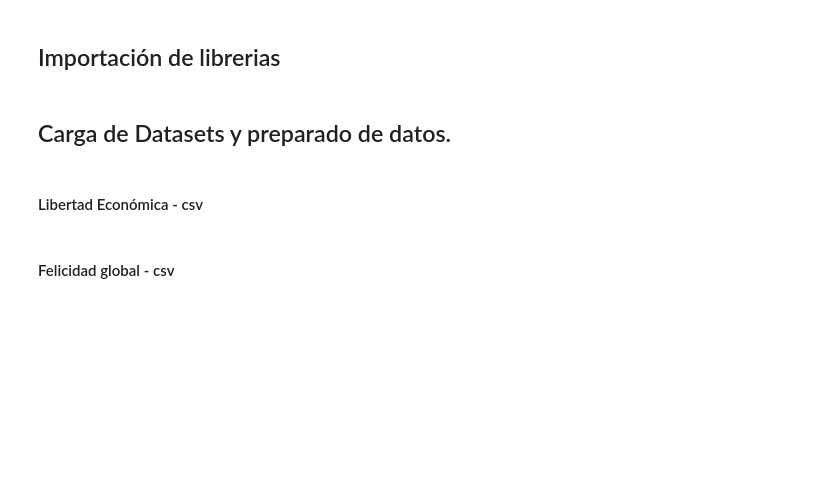
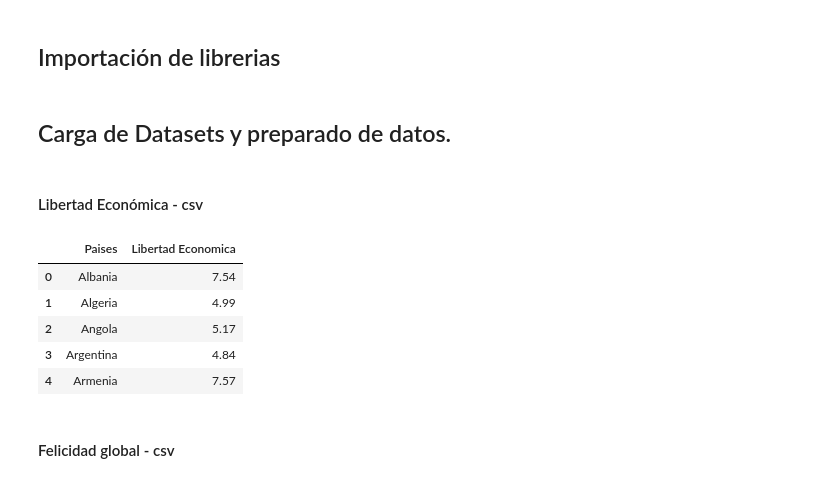
Before and after one commit to Matiiwtcp/Proyecto_final_bigdata, a Jupyter notebook: Proyecto_final_MLBG.ipynb, the cells around one changed output. Saved outputs shown, nothing was run; the diff lists cells and outputs as text; code cells hidden in the pictures; blank space fills up the shorter version.

```diff
--- a/Proyecto_final_MLBG.ipynb
+++ b/Proyecto_final_MLBG.ipynb
@@ -26,7 +29,7 @@ from sklearn.cluster import KMeans
 # %% [markdown]
 #### Libertad Económica - csv
 # %%
-# Principal medida mundial de la libertad económica, clasificando a los países en función de cinco áreas:
+# El puntaje de Libertad Economica se basa en 5 areas de analisis.
 # Área 1: Tamaño del gobierno - A medida que aumentan el gasto público, los impuestos y el tamaño de las empresas controladas por el gobierno,
 # la toma de decisiones del gobierno es sustituida por la elección individual y la libertad económica se reduce.
 
@@ -40,33 +43,42 @@ from sklearn.cluster import KMeans
 # Área 4: Libertad para comerciar internacionalmente - La libertad de intercambio, en su sentido más amplio, comprar, vender, hacer contratos, etc.,
 # es esencial para la libertad económica, que se reduce cuando la libertad de intercambio no incluye a las empresas y a los individuos de
 # otras naciones.
 
 # Área 5: Regulación - Los gobiernos no solo utilizan una serie de herramientas para limitar el derecho a intercambiar internacionalmente,
 # sino que también pueden desarrollar regulaciones onerosas que limitan el derecho a intercambiar, obtener crédito, contratar o trabajar para
 # quien usted desee, o operar libremente su negocio.
 
 # Carga y creación de dataframe
 ruta_de_archivo = '/content/drive/MyDrive/libertadeconomica.csv'
 dataframeLibertadEconomica = pd.read_csv(ruta_de_archivo, encoding='latin1')
 df_le = dataframeLibertadEconomica.copy()
 
 # Diccionario que se utiliza para cambiar los nombres de las columnas
 nuevos_nombres = {
     'countries': 'Paises',
     'ECONOMIC FREEDOM': "Libertad Economica"}
 # Renombrar las columnas en el DataFrame
 df_le.rename(columns=nuevos_nombres, inplace=True)
 
 # Filtrar las filas donde 'year' sea igual a 2016
 df_le = df_le[df_le['year'] == 2016]
 
 # Seleccionar columnas de interés
 df_le = df_le[['Paises', 'Libertad Economica']]
 
 # Convertir valores nulos a NaN
 df_le.replace('Datos nulos', np.nan, inplace=True)
 # Eliminar filas con NaN
 df_le = df_le.dropna()
+
+df_le.head()
+# %% [output]
+|  | Paises | Libertad Economica |
+| 0 | Albania | 7.54 |
+| 1 | Algeria | 4.99 |
+| 2 | Angola | 5.17 |
+| 3 | Argentina | 4.84 |
+| 4 | Armenia | 7.57 |
 # %% [markdown]
 #### Felicidad global - csv
 # %%
```
Also changed, not shown: parts of 10 cells of this notebook.
